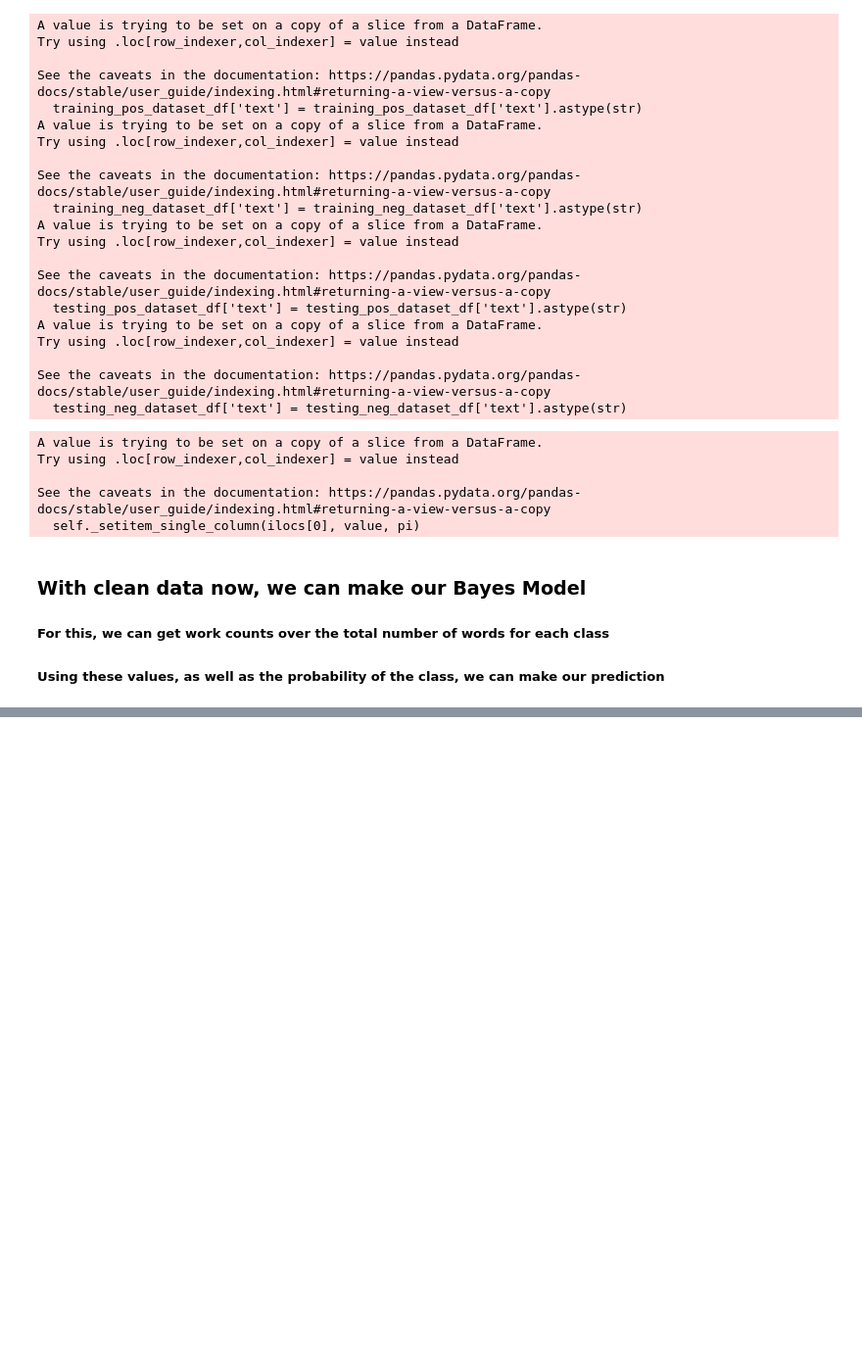
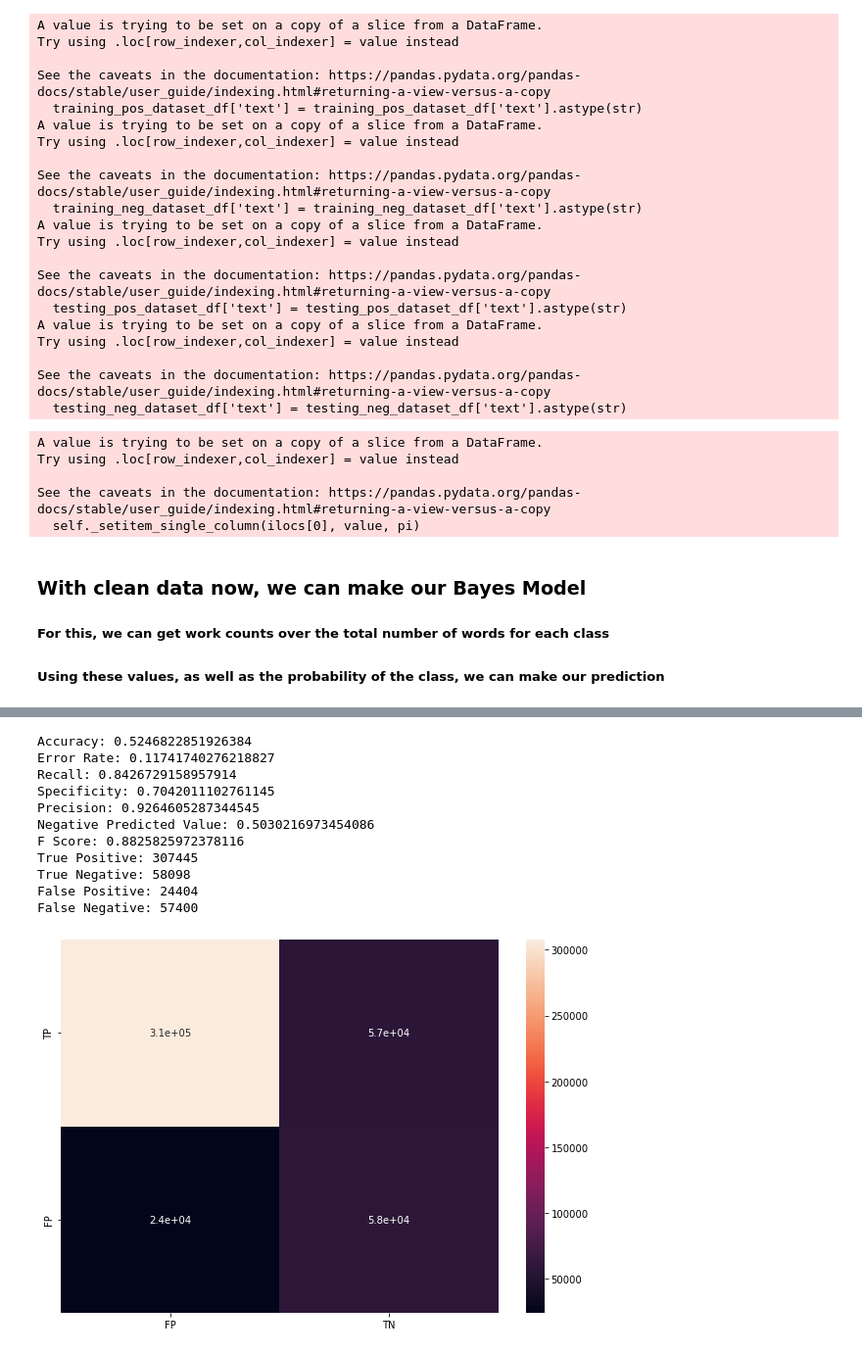
Before and after one commit to austinroddy/CS481-Final-Project-Programming-Assignment-2, a Jupyter notebook: programming-assignment-2-wow.ipynb, the cells around one changed output, grey strips where cells are left out. Shown: that part at 98% size. Cells and saved outputs as stored; diff of their text form; code cells hidden in the pictures; blank space fills up the shorter version.

```diff
--- a/programming-assignment-2-wow.ipynb
+++ b/programming-assignment-2-wow.ipynb
@@ -278,26 +323,27 @@ def inference(sentence_precoessed,prob_pos, pos_denom, pos_vocab, pos_nom,prob_n
         return -1
 # %%
 def normalize_sentence(sentence):
+    ps = PorterStemmer()
     sentence = sentence.lower()
     new_sentence = []
     new_sentence.append(''.join([ch for ch in sentence if ch.isalpha() or ch == ' ']))
     new_sentence = new_sentence[0].split()
 
-    stop_words = set(sw.words('english'))
-    sentence_no_stop_words = []
-    for i in new_sentence:
-        if i not in stop_words:
-            sentence_no_stop_words.append(i)
+    # stop_words = set(sw.words('english'))
+    # sentence_no_stop_words = []
+    # for i in new_sentence:
+    #     if i not in stop_words:
+    #         sentence_no_stop_words.append(i)
 
     sentence_stemmed = []
 
-    for i in range(len(sentence_no_stop_words)):
-        sentence_stemmed.append(ps.stem(sentence_no_stop_words[i]))
+    for i in range(len(new_sentence)):
+        sentence_stemmed.append(ps.stem(new_sentence[i]))
 
     return sentence_stemmed
 # %%
 #From a sentence to input
-sentence = "How people can fall for this braindead mess of minigames filled with obnoxious cutscenes is beyond me.Do yourself a favor and go watch some yakuza movies instead if you like this setting, I guarantee they're funnier."
+sentence = "0/10 made sex no longer enjoyable"
 sentence_normalized = normalize_sentence(sentence)
 print(sentence_normalized)
 class_prob_pos, denom_pos, vocab_pos, wourd_dict_pos = load_model('pos_prob.txt')
@@ -311,0 +386,41 @@ Negative review prediction: 1.4591353478242677e-74
+# %%
+c_matrix = [ [tp, fn], [fp, tn] ]
+
+df_cm = pd.DataFrame(c_matrix, index = [i for i in ['TP', 'FP'] ], columns = [i for i in ['FP','TN'] ])
+
+plt.figure(figsize = (10,7))
+sn.heatmap(df_cm, annot=True)
+
+
+accuracy = (tp+tn)/(tp+tp+fp+fn)
+error_rate = (fp+fn)/(tp+tp+fp+fn)
+recall = tp/(tp+fn)
+specificity = tn/(tn+fp)
+precision = tp/(tp+fp)
+neg_pred_val = tn/(tn+fn)
+f_score = 2*(precision*recall)/(precision+recall)
+
+print('Accuracy: ' + str(accuracy))
+print('Error Rate: ' + str(error_rate))
+print('Recall: ' + str(recall))
+print('Specificity: ' + str(specificity))
+print('Precision: ' + str(precision))
+print('Negative Predicted Value: ' + str(neg_pred_val))
+print('F Score: ' + str(f_score))
+print('True Positive: ' + str(tp))
+print('True Negative: '+ str(tn))
+print('False Positive: '+ str(fp))
+print('False Negative: '+ str(fn))
+# %% [output]
+Accuracy: 0.5246822851926384
+Error Rate: 0.11741740276218827
+Recall: 0.8426729158957914
+Specificity: 0.7042011102761145
+Precision: 0.9264605287344545
+Negative Predicted Value: 0.5030216973454086
+F Score: 0.8825825972378116
+True Positive: 307445
+True Negative: 58098
+False Positive: 24404
+False Negative: 57400
+[figure, added]
```
Also changed, not shown: parts of 31 cells of this notebook, 2 other files.
